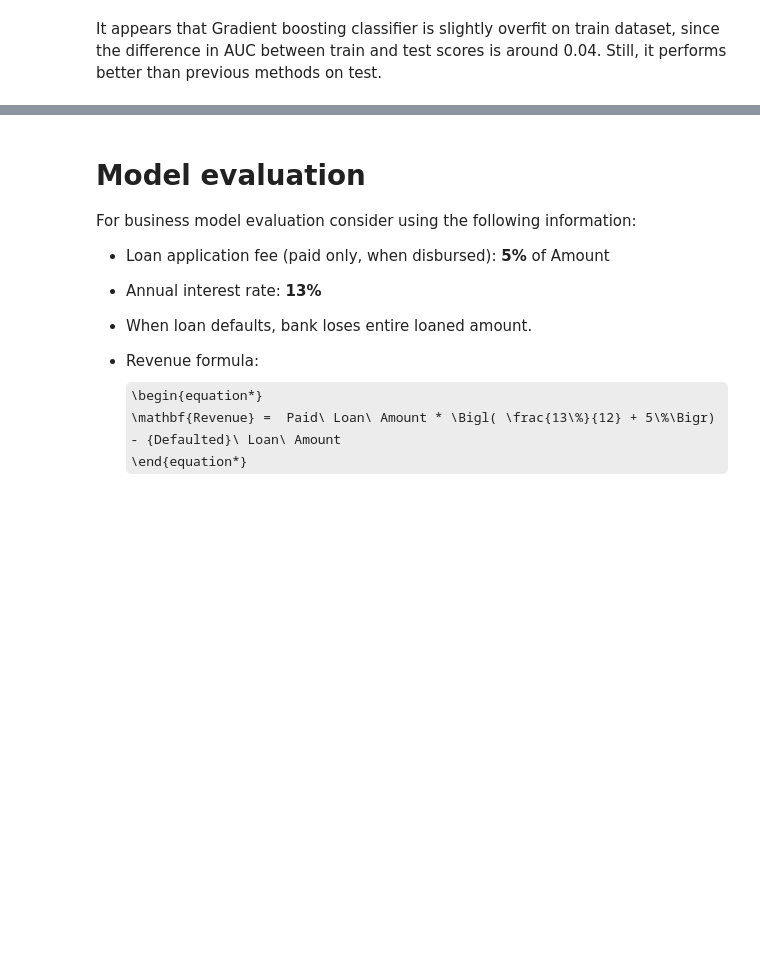
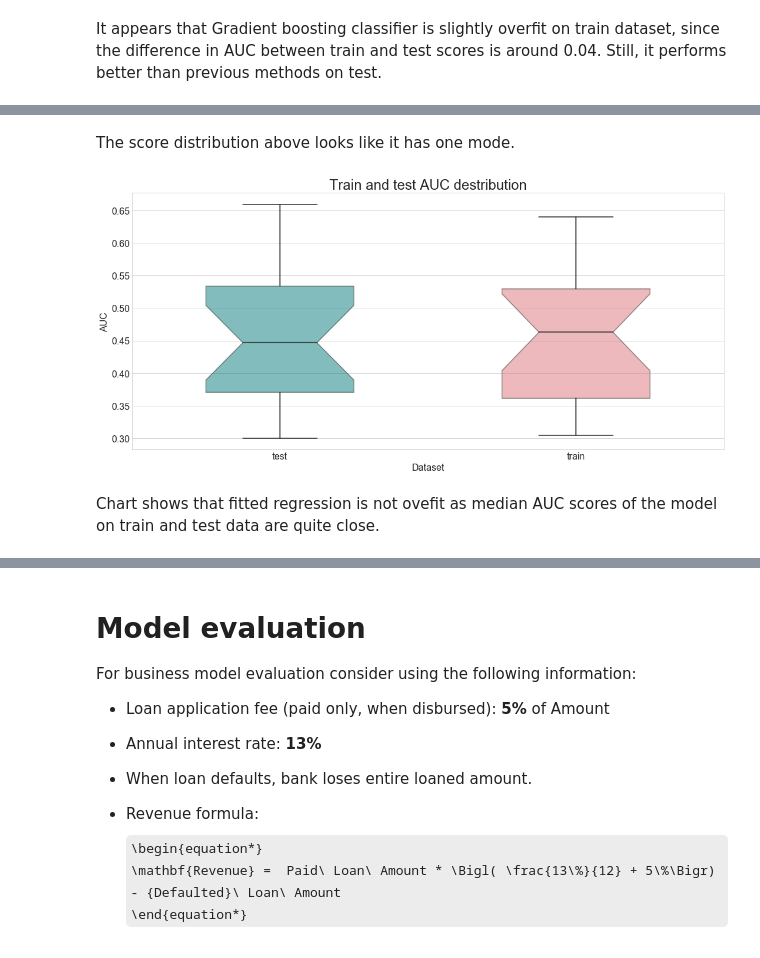
Before and after one commit to SvetlanaCipiseva/CreditScoring, a Jupyter notebook: credit_scoring.ipynb, the cells around one changed output, grey strips where cells are left out. Drawn from its saved outputs; the diff is of its cells as text; code cells hidden in the pictures; some formulas as TeX source; blank space fills up the shorter version.

```diff
--- a/credit_scoring.ipynb
+++ b/credit_scoring.ipynb
@@ -809,0 +857,14 @@ boxplot(tmp,
+# %% [markdown]
+The score distribution above looks like it has one mode.
+# %%
+tmp = pickle.load(open(absolute_path('cross_validate_svm_linear.dataframe'), 'rb'))
+boxplot(tmp,
+        'dataset',
+        'score',
+        'Train and test AUC destribution',
+        'Dataset',
+        'AUC')
+# %% [output]
+[figure, added]
+# %% [markdown]
+Chart shows that fitted regression is not ovefit as median AUC scores of the model on train and test data are quite close.
```
Also changed, not shown: parts of 67 cells of this notebook, 1 other file.
